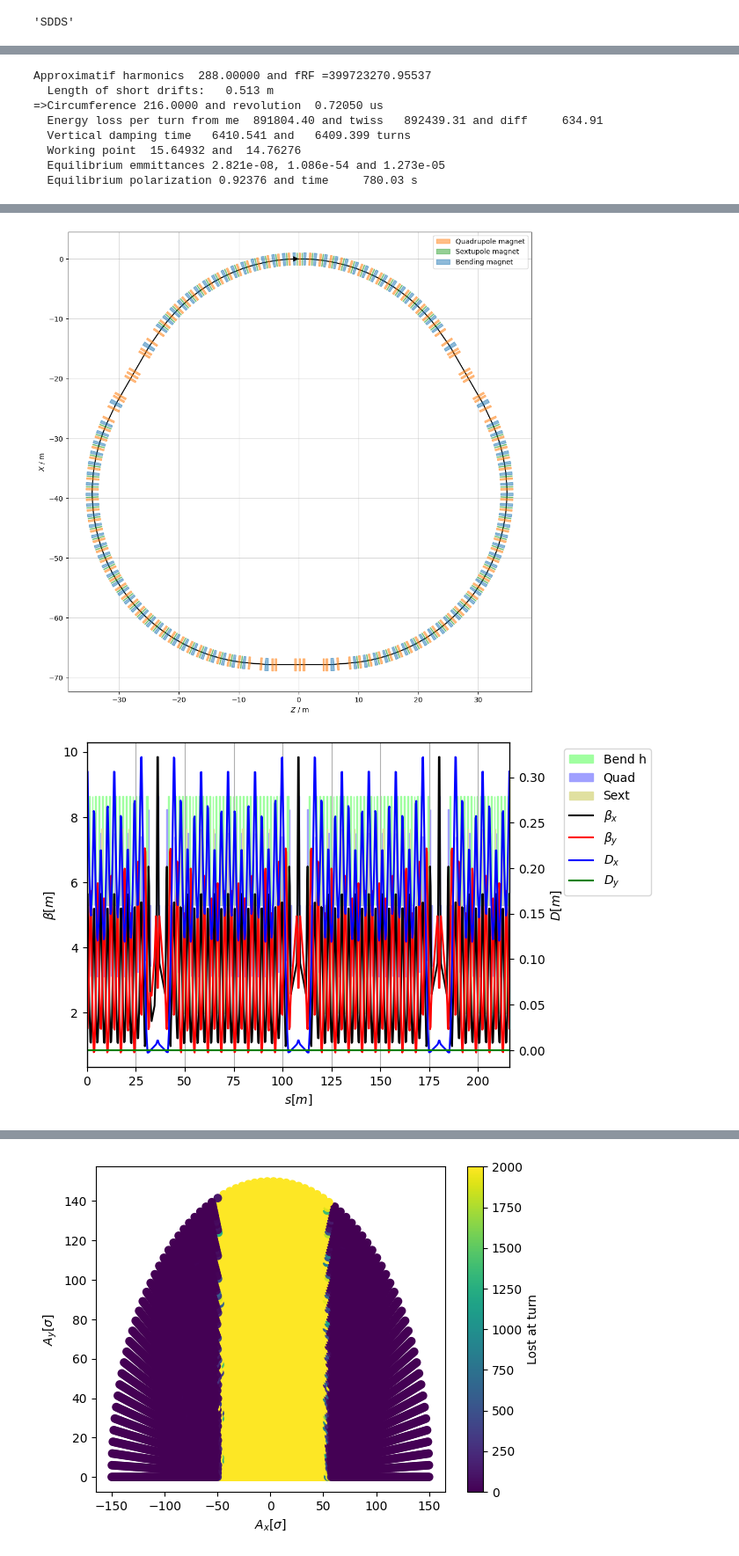
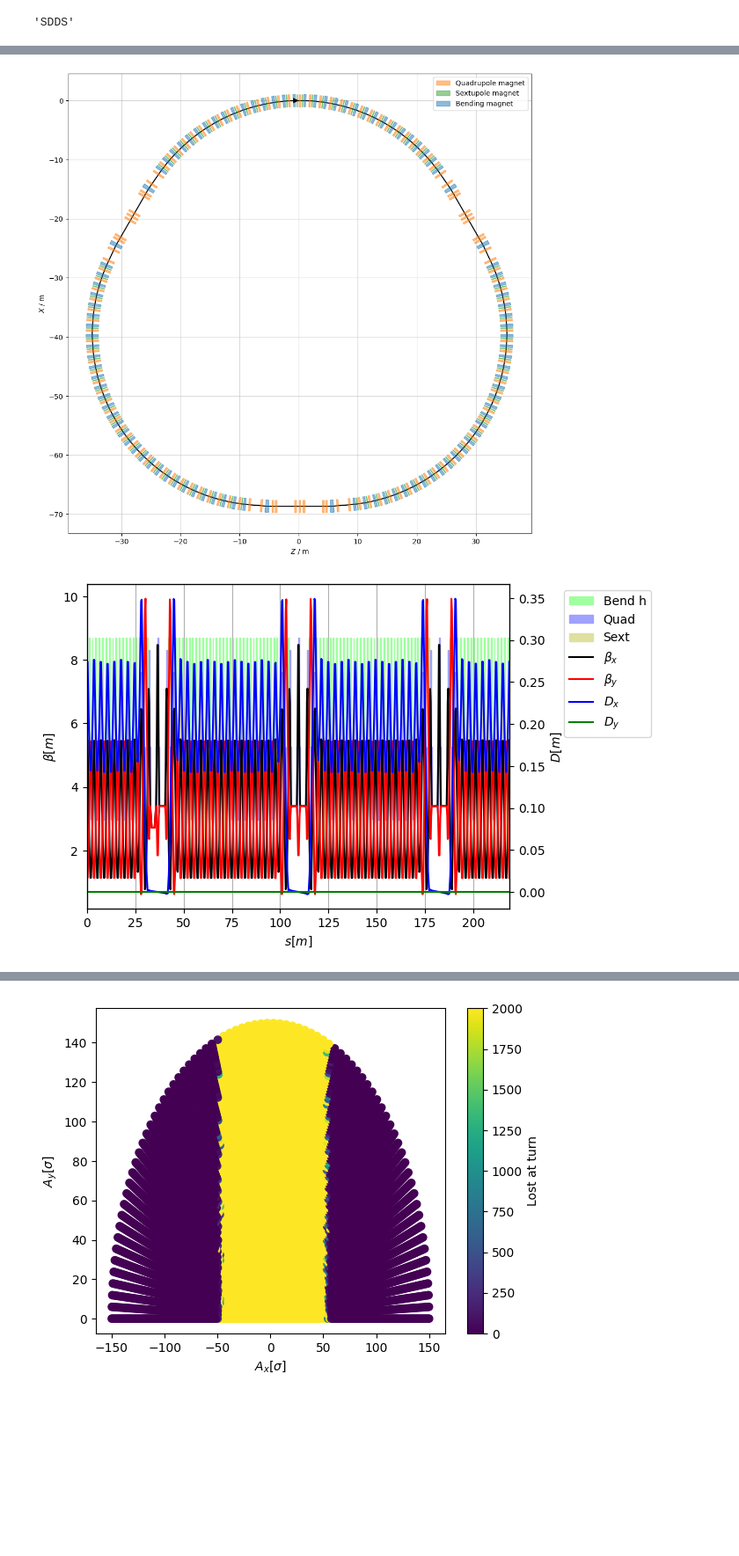
Before and after one commit to Maddie-jpg/polarizer-ring-studies, a Jupyter notebook: sextupole positioning workflow_design2.ipynb, the cells around one changed output, grey strips where cells are left out. Shown at 88% size. Cells and saved outputs as stored; diff of their text form; code cells hidden in the pictures; blank space fills up the shorter version.

```diff
--- a/sextupole positioning workflow_design2.ipynb
+++ b/sextupole positioning workflow_design2.ipynb
@@ -250,20 +158,21 @@ Ignoring fixed y limits to fulfill fixed data aspect with adjustable data limits
 # %% Routine for several matchings in a row for 90 degrees arc cells and given tunes
 
 # Matching of arc cell
-cell_arc_opt = cell_arc.match( method='4d', solve=False, verbose=False,
+cell_arc_opt = cell_arc.match( method='4d', solve=True, verbose=False,
     vary=[
-        xt.VaryList(['kQFarc', 'kQDarc'], step=1e-4),    ],
+        xt.VaryList(['kQFarc', 'kQDarc', 'kQFarcM'], step=1e-4),    ],
     targets=[
         xt.TargetSet(qx=0.25, qy=0.25, tol=1.0e-6, tag='end'), # just twice the same
         xt.TargetSet(mux=0.25, muy=0.25, at=xt.END, tol=1.0e-6)]  )
 
 # Triplet cell to chosen betatron functions
-cell_tr_opt = cell_tr.match( method='4d', solve=False,
+cell_tr_opt = cell_tr.match( method='4d', solve=True,
     vary=[ # use individual Vary commands instead of List for arc cell
         xt.Vary('kQFtr', step=1e-4 ),
         xt.Vary('kQDtr', step=1e-4),    ],
     targets=[
         xt.TargetSet(betx=2.50, bety=2.50, at='Mkr_cell_tr', tol=1.0e-6, tag='betas')] )
+
 
 # Matching sequence with ring working as (one of the) target(s)
 def matchingWP( qx, qy, MakePlot=False ):
@@ -314,3 +223,9 @@ def matchingBeta( betxS, betyS, MakePlot=False ): #, **kwargs ):
                     betx=cell_arc_tw.betx[0], alfx=cell_arc_tw.alfx[0],
                     bety=cell_arc_tw.bety[0], alfy=cell_arc_tw.alfy[0],
                     dx=cell_arc_tw.dx[0],     dpx=cell_arc_tw.dpx[0],).plot()
+
+cell_tr_tw = cell_tr.twiss(method='4d')
+mid_idx = len(cell_tr_tw.betx) // 2
+betxS = cell_tr_tw.betx[mid_idx]
+betyS = cell_tr_tw.bety[mid_idx]
+matchingBeta( betxS, betyS, MakePlot=False )
@@ -426,13 +355,15 @@ print(f"Max Bety: {max(ring_tw.bety):.2f} m")
 
 ring.survey().plot()
 
+
+
 ring_tw.plot()
 ring_tw.plot('delta 3*(zeta+0.00504) x')
 
 def ChromCorrect(ksf, ksd, MakePlot=False):
 
     opt_chrom = ring.match(
-        solve=False,
+        solve=True,
         verbose=False,
         method='6d',
         vary=xt.VaryList([ksf, ksd], step=1e-3),
@@ -445,6 +376,7 @@ def ChromCorrect(ksf, ksd, MakePlot=False):
     print(f"Matched kSF: {pdr.vars['kSF']._get_value():.6f}")
     print(f"Matched kSD: {pdr.vars['kSD']._get_value():.6f}")
 
+matchingWP( ring_tw.qx, ring_tw.qy, MakePlot=False )
 
 print( f'\nApproximatif harmonics {fRF/fRev:10.5f} and fRF ={fRF:8.5f}' )
 # print( ring_tw.keys() )
@@ -467,8 +405,0 @@ Ignoring fixed x limits to fulfill fixed data aspect with adjustable data limits
-Approximatif harmonics  288.00000 and fRF =399723270.95537
-  Length of short drifts:   0.513 m
-=>Circumference 216.0000 and revolution  0.72050 us
-  Energy loss per turn from me  891804.40 and twiss   892439.31 and diff     634.91
-  Vertical damping time   6410.541 and   6409.399 turns
-  Working point  15.64932 and  14.76276
-  Equilibrium emmittances 2.821e-08, 1.086e-54 and 1.273e-05
-  Equilibrium polarization 0.92376 and time     780.03 s
@@ -476,2 +407,2 @@ Approximatif harmonics  288.00000 and fRF =399723270.95537
-[figure, old version]
+[figure, new version]
-[figure, old version]
+[figure, new version]
```
Also changed, not shown: parts of 10 cells of this notebook, 1 other file.
